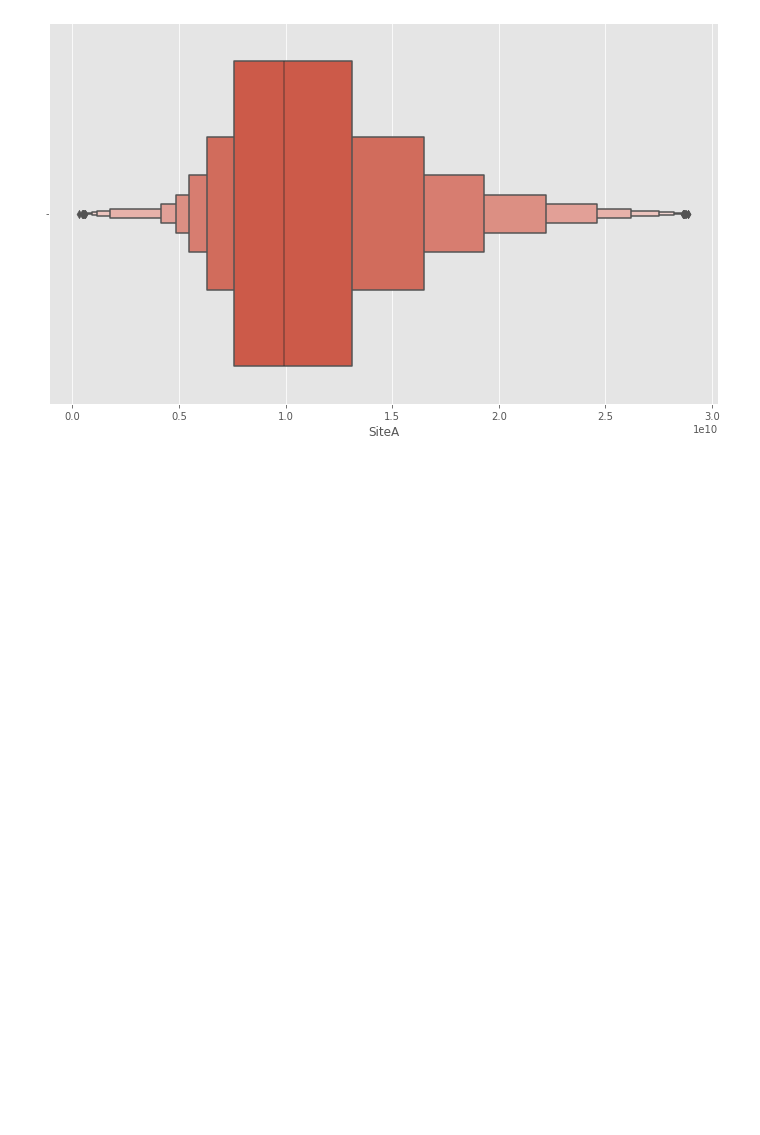
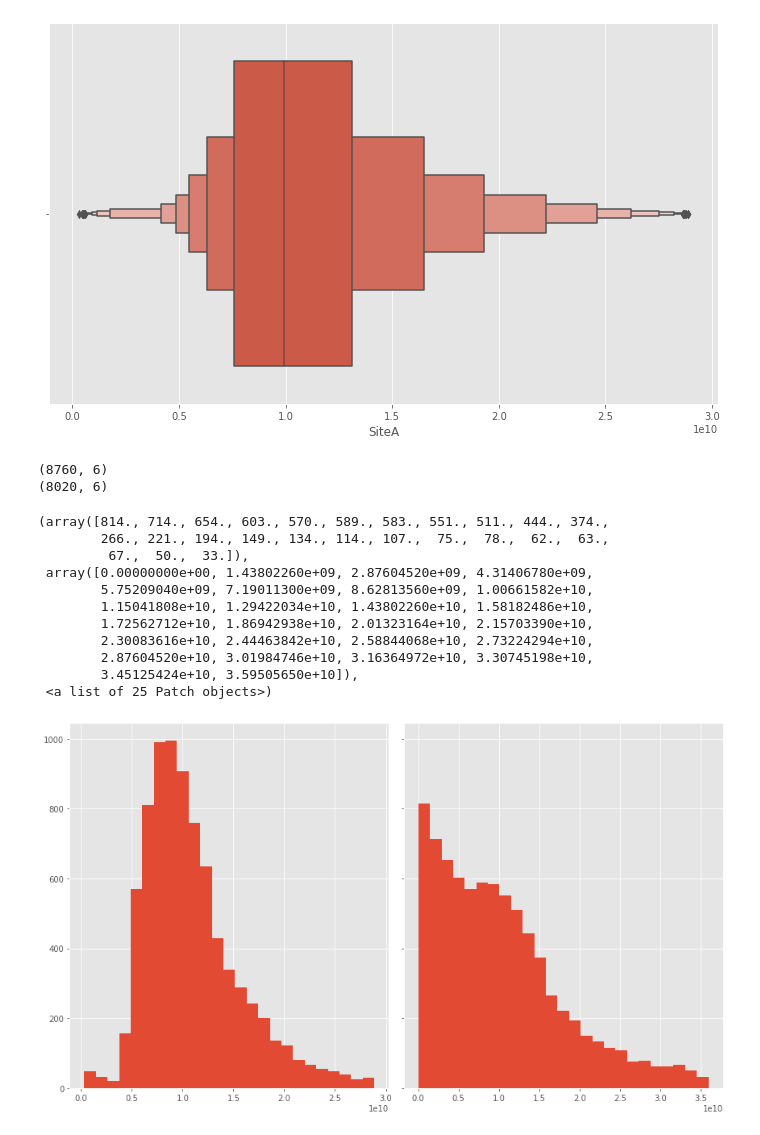
Before and after one commit to abidshafee/autoML-tsModel, a Jupyter notebook: Outliers_Removing_Technique.ipynb, the cells around one changed output. Cells and saved outputs as stored; diff of their text form; code cells hidden in the pictures; blank space fills up the shorter version.

```diff
--- a/Outliers_Removing_Technique.ipynb
+++ b/Outliers_Removing_Technique.ipynb
@@ -99,3 +99,29 @@ sns.boxenplot(ndf['SiteA'])
 # %% [output]
 <matplotlib.axes._subplots.AxesSubplot at 0x...>
 [figure]
+# %%
+print(df.shape)
+print(ndf.shape)
+# %% [output]
+(8760, 6)
+(8020, 6)
+# %%
+n_bins = 25
+fig, axs = plt.subplots(1, 2, sharey=True, tight_layout=True)
+
+# We can set the number of bins with the *bins* keyword argument.
+axs[0].hist(ndf['SiteA'], bins=n_bins)
+axs[1].hist(ndf['SiteB'], bins=n_bins)
+# %% [output]
+(array([814., 714., 654., 603., 570., 589., 583., 551., 511., 444., 374.,
+        266., 221., 194., 149., 134., 114., 107.,  75.,  78.,  62.,  63.,
+         67.,  50.,  33.]),
+ array([0.00000000e+00, 1.43802260e+09, 2.87604520e+09, 4.31406780e+09,
+        5.75209040e+09, 7.19011300e+09, 8.62813560e+09, 1.00661582e+10,
+        1.15041808e+10, 1.29422034e+10, 1.43802260e+10, 1.58182486e+10,
+        1.72562712e+10, 1.86942938e+10, 2.01323164e+10, 2.15703390e+10,
+        2.30083616e+10, 2.44463842e+10, 2.58844068e+10, 2.73224294e+10,
+        2.87604520e+10, 3.01984746e+10, 3.16364972e+10, 3.30745198e+10,
+        3.45125424e+10, 3.59505650e+10]),
+ <a list of 25 Patch objects>)
+[figure, added]
```
